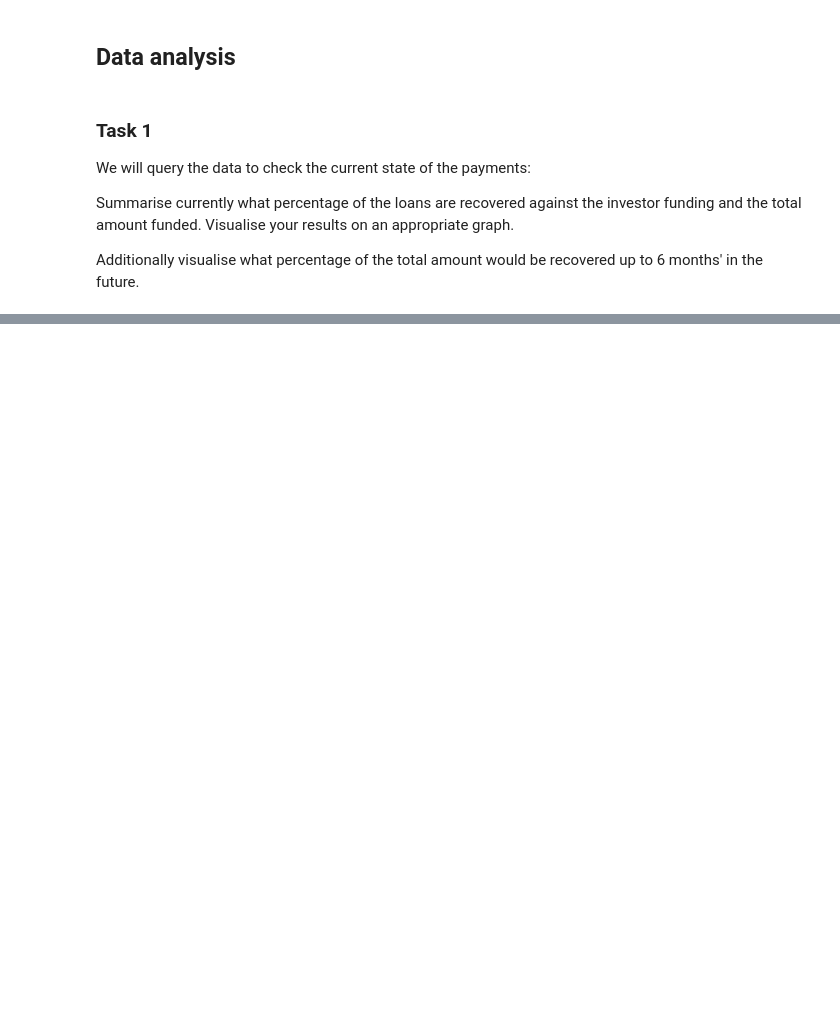
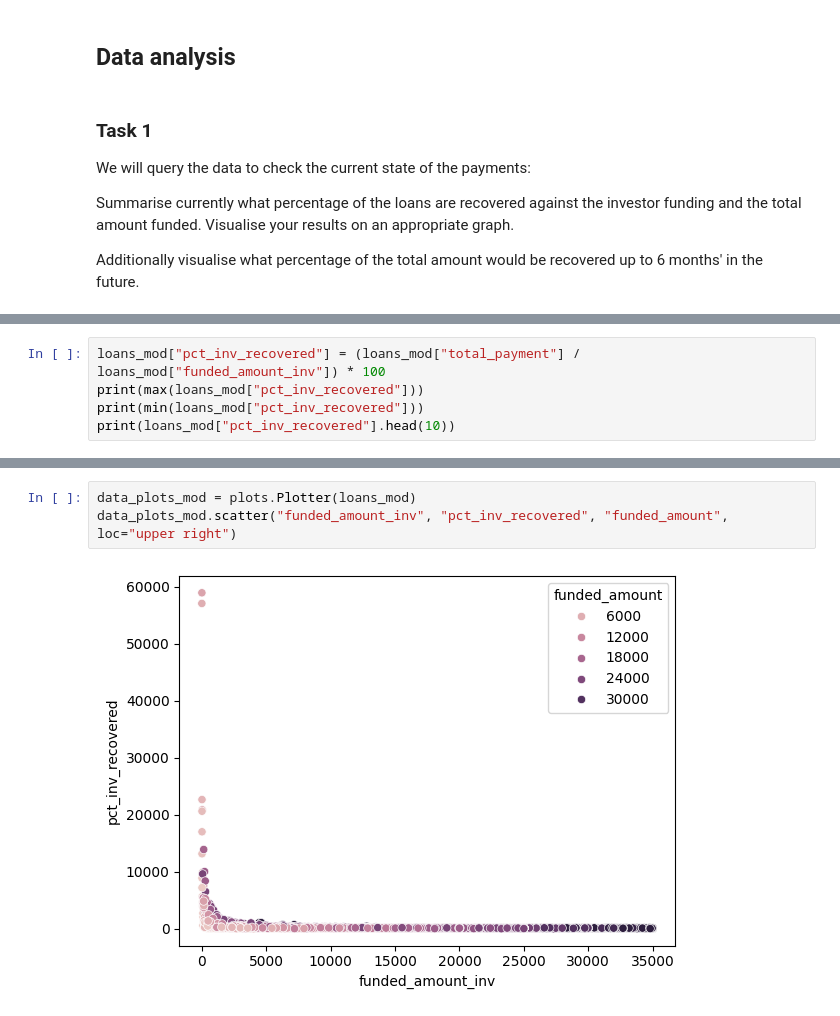
Before and after one commit to armazzer/customer_loans, a Jupyter notebook: analysis_and_visualisation.ipynb, the cells around one changed output, grey strips where cells are left out. Saved outputs shown, nothing was run; the diff lists cells and outputs as text; blank space fills up the shorter version.

```diff
--- a/analysis_and_visualisation.ipynb
+++ b/analysis_and_visualisation.ipynb
@@ -62,0 +97,5 @@ data_plots.scatter_reg("loan_amount", "recoveries")
+# %%
+loans_mod["pct_inv_recovered"] = (loans_mod["total_payment"] / loans_mod["funded_amount_inv"]) * 100
+print(max(loans_mod["pct_inv_recovered"]))
+print(min(loans_mod["pct_inv_recovered"]))
+print(loans_mod["pct_inv_recovered"].head(10))
@@ -62,0 +116,5 @@ data_plots.scatter_reg("loan_amount", "recoveries")
+# %%
+data_plots_mod = plots.Plotter(loans_mod)
+data_plots_mod.scatter("funded_amount_inv", "pct_inv_recovered", "funded_amount", loc="upper right")
+# %% [output]
+[figure, added]
```
Also changed, not shown: parts of 53 cells of this notebook.
